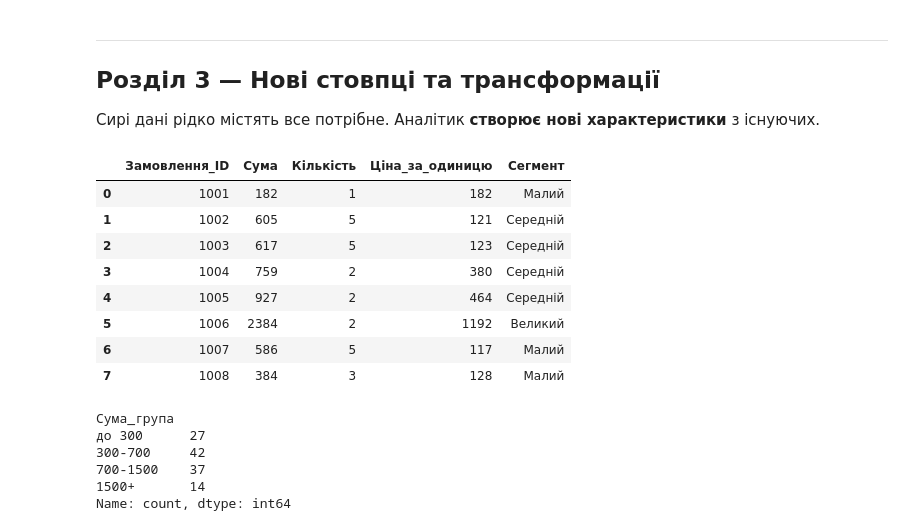
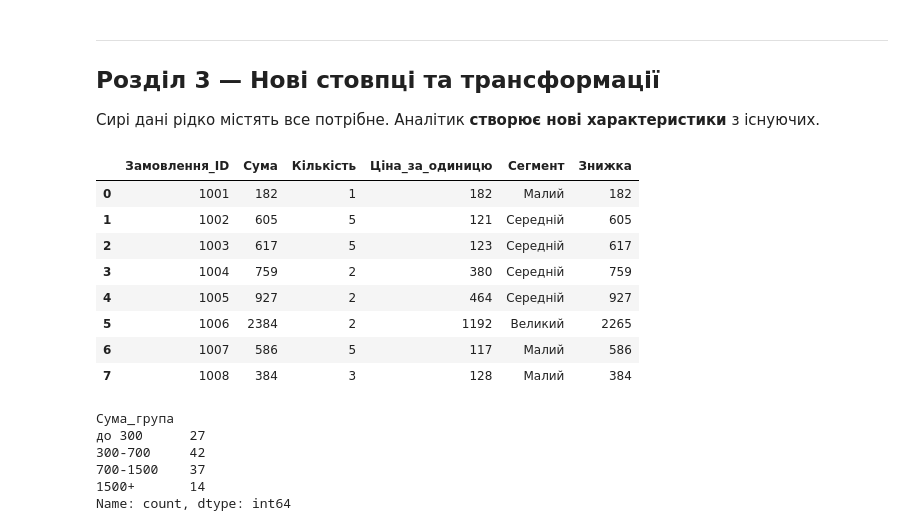
Before and after one commit to rudmaxx/DTA_Python, a Jupyter notebook: classmade/pandas_matplotlib_combined_ua_ipynb.ipynb, the cells around one changed output. Saved outputs shown, nothing was run; the diff lists cells and outputs as text; code cells hidden in the pictures.

```diff
--- a/classmade/pandas_matplotlib_combined_ua_ipynb.ipynb
+++ b/classmade/pandas_matplotlib_combined_ua_ipynb.ipynb
@@ -418,28 +434,28 @@ plt.show()
 # %%
 s = shop.copy()
 
 # 1. Простий обчислюваний стовпець
 s['Ціна_за_одиницю'] = (s['Сума'] / s['Кількість']).round(0).astype(int)
 
 # 2. Умовний стовпець через np.where (як IF в Excel)
 # np.where(умова, якщо_True, якщо_False)
 s['Знижка'] = np.where(s['Сума'] > 1000, (s['Сума'] * 0.95).round(0), s['Сума']).astype(int)
 
 # 3. Кілька рівнів умов (вкладені np.where)
 s['Сегмент'] = np.where(s['Сума'] >= 1500, 'Великий',
                np.where(s['Сума'] >= 600,  'Середній', 'Малий'))
 
-s[['Замовлення_ID','Сума','Кількість','Ціна_за_одиницю','Сегмент']].head(8)
+s[['Замовлення_ID','Сума','Кількість','Ціна_за_одиницю','Сегмент', 'Знижка']].head(8)
 # %% [output]
-|  | Замовлення_ID | Сума | Кількість | Ціна_за_одиницю | Сегмент |
-| 0 | 1001 | 182 | 1 | 182 | Малий |
-| 1 | 1002 | 605 | 5 | 121 | Середній |
-| 2 | 1003 | 617 | 5 | 123 | Середній |
-| 3 | 1004 | 759 | 2 | 380 | Середній |
-| 4 | 1005 | 927 | 2 | 464 | Середній |
-| 5 | 1006 | 2384 | 2 | 1192 | Великий |
-| 6 | 1007 | 586 | 5 | 117 | Малий |
-| 7 | 1008 | 384 | 3 | 128 | Малий |
+|  | Замовлення_ID | Сума | Кількість | Ціна_за_одиницю | Сегмент | Знижка |
+| 0 | 1001 | 182 | 1 | 182 | Малий | 182 |
+| 1 | 1002 | 605 | 5 | 121 | Середній | 605 |
+| 2 | 1003 | 617 | 5 | 123 | Середній | 617 |
+| 3 | 1004 | 759 | 2 | 380 | Середній | 759 |
+| 4 | 1005 | 927 | 2 | 464 | Середній | 927 |
+| 5 | 1006 | 2384 | 2 | 1192 | Великий | 2265 |
+| 6 | 1007 | 586 | 5 | 117 | Малий | 586 |
+| 7 | 1008 | 384 | 3 | 128 | Малий | 384 |
 # %%
 # pd.cut — автоматичний поділ на діапазони
 s['Сума_група'] = pd.cut(
```
Also changed, not shown: parts of 2 cells of this notebook.
